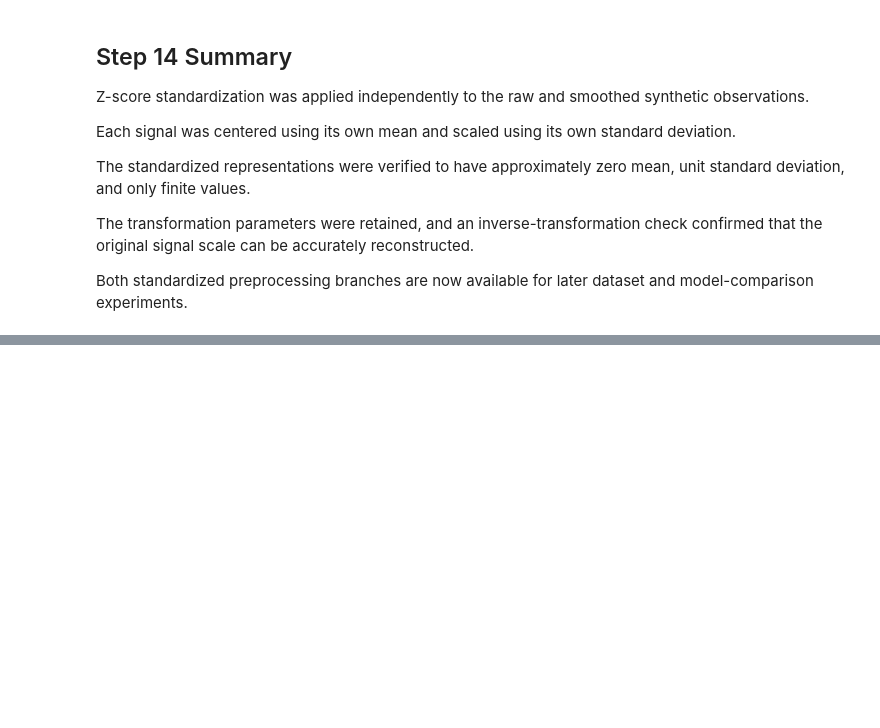
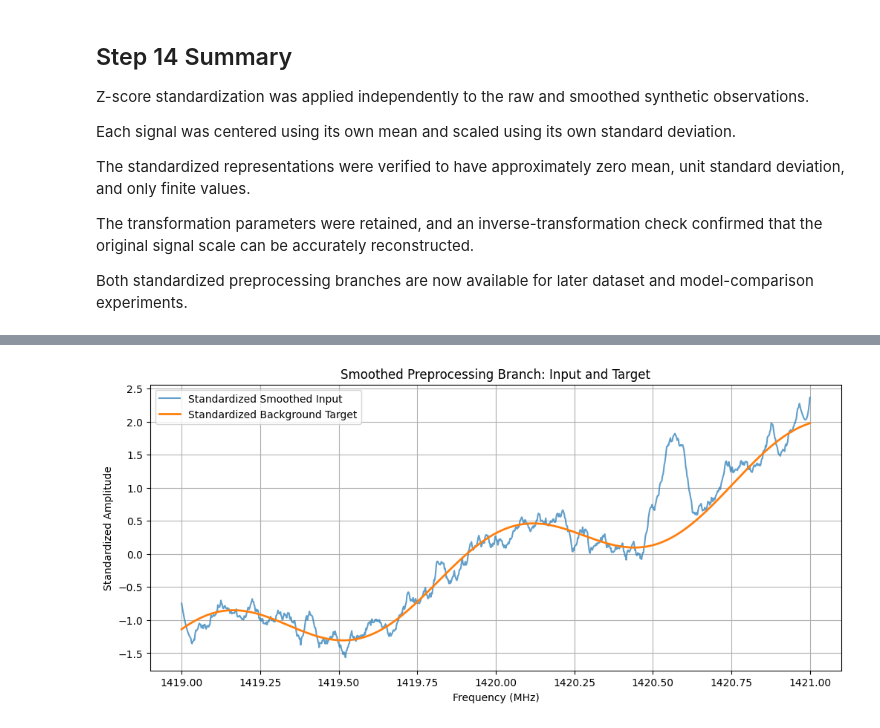
Before and after one commit to Astro-BEAM-AUTh/data-analysis, a Jupyter notebook: Background_Removal_using_NN.ipynb, the cells around one changed output, grey strips where cells are left out. Drawn from its saved outputs; the diff is of its cells as text; code cells hidden in the pictures; blank space fills up the shorter version.

```diff
--- a/Background_Removal_using_NN.ipynb
+++ b/Background_Removal_using_NN.ipynb
@@ -1147,0 +1194,18 @@ Both standardized preprocessing branches are now available for later dataset and
+# %%
+smoothed_model_input = standardized_smoothed_signal.copy()
+
+smoothed_model_target = (
+    smooth_background_target - smoothed_signal_mean
+) / smoothed_signal_std
+
+smoothed_model_target = smoothed_model_target.astype(np.float32)
+
+print(
+    f"Smoothed model input shape: "
+    f"{smoothed_model_input.shape}"
+)
+
+print(
+    f"Smoothed model target shape: "
+    f"{smoothed_model_target.shape}"
+)
@@ -1147,0 +1240,13 @@ Both standardized preprocessing branches are now available for later dataset and
+# %%
+plt.plot(freq, smoothed_model_input, label="Standardized Smoothed Input", alpha=0.7)
+
+plt.plot(freq, smoothed_model_target, label="Standardized Background Target", linewidth=2)
+
+plt.title("Smoothed Preprocessing Branch: Input and Target")
+plt.xlabel("Frequency (MHz)")
+plt.ylabel("Standardized Amplitude")
+plt.legend()
+
+plt.show()
+# %% [output]
+[figure, added]
```
Also changed, not shown: parts of 100 cells of this notebook.
